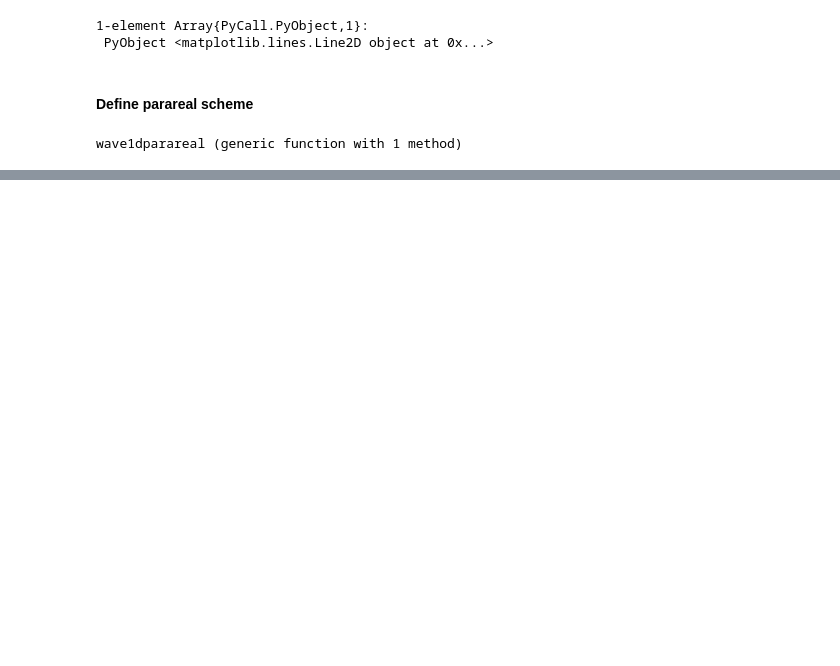
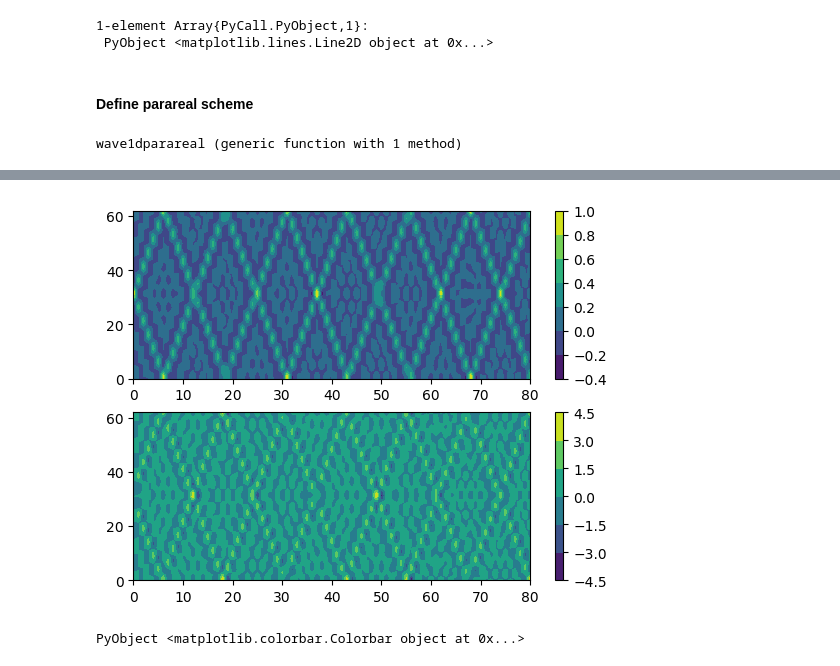
Before and after one commit to hieu325/juliawaveparareal, a Jupyter notebook: parareal1dwave.ipynb, the cells around one changed output, grey strips where cells are left out. Drawn from its saved outputs; the diff is of its cells as text; code cells hidden in the pictures; blank space fills up the shorter version.

```diff
--- a/parareal1dwave.ipynb
+++ b/parareal1dwave.ipynb
@@ -149,0 +171,32 @@ PyObject <matplotlib.colorbar.Colorbar object at 0x...>
+# %%
+m=10.0;
+dx=dX/m;
+### interpolate u
+itp_u  = interpolate(u,BSpline(Cubic(Line())), OnGrid());
+u4f  = itp_u[collect(1:1/m:N)];
+
+itp_ut = interpolate(ut,BSpline(Cubic(Line())), OnGrid());
+ut4f  = itp_ut[collect(1:1/m:N)];
+###
+ub,utb=wave1dparareal(u4f,ut4f,dx,0);
+ubdown=complex(zeros(size(u1)));
+utbdown=complex(zeros(size(ut1)));
+### downsample u_fine
+for i=1:size(ub,2)
+    itp_u  = interpolate(ub[:,i],BSpline(Constant()), OnGrid());
+    ubdown[:,i]  = itp_u[collect(1:m:N*m)];
+
+    itp_ut = interpolate(utb[:,i],BSpline(Constant()), OnGrid());
+    utbdown[:,i]  = itp_ut[collect(1:m:N*m)];
+end
+###
+
+subplot(2,1,1)
+contourf(real(ubdown))
+colorbar()
+subplot(2,1,2)
+contourf(real(utbdown))
+colorbar()
+# %% [output]
+[figure, added]
+PyObject <matplotlib.colorbar.Colorbar object at 0x...>
```
Also changed, not shown: parts of 10 cells of this notebook.
